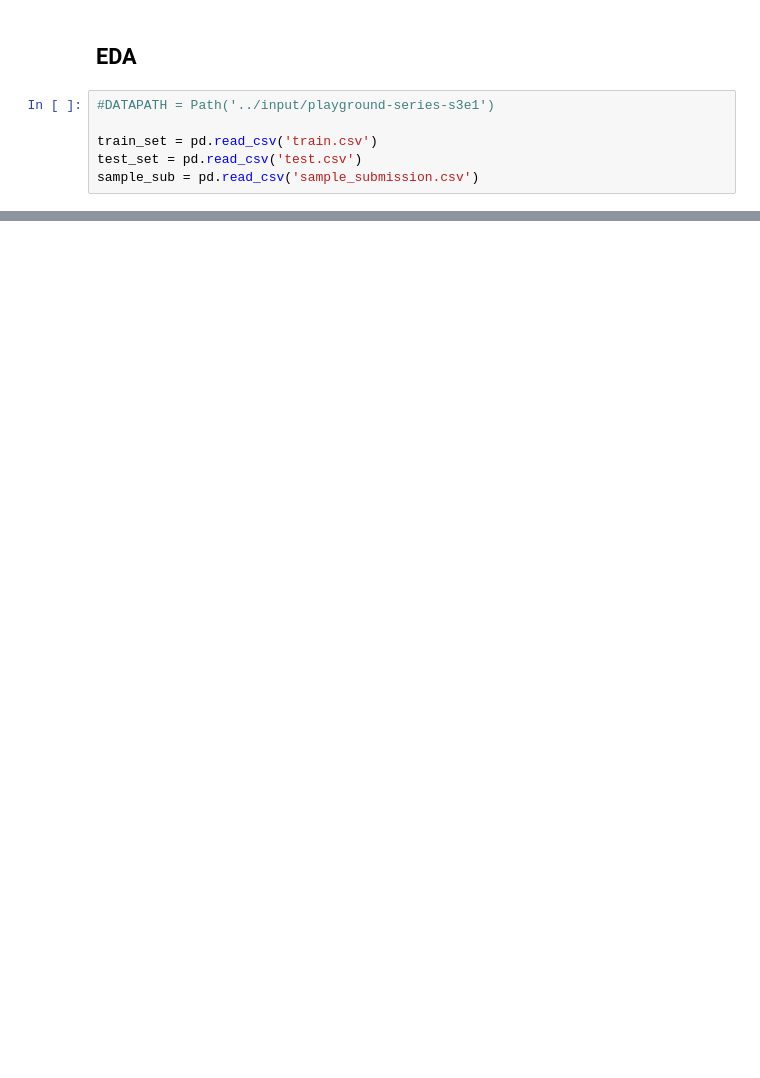
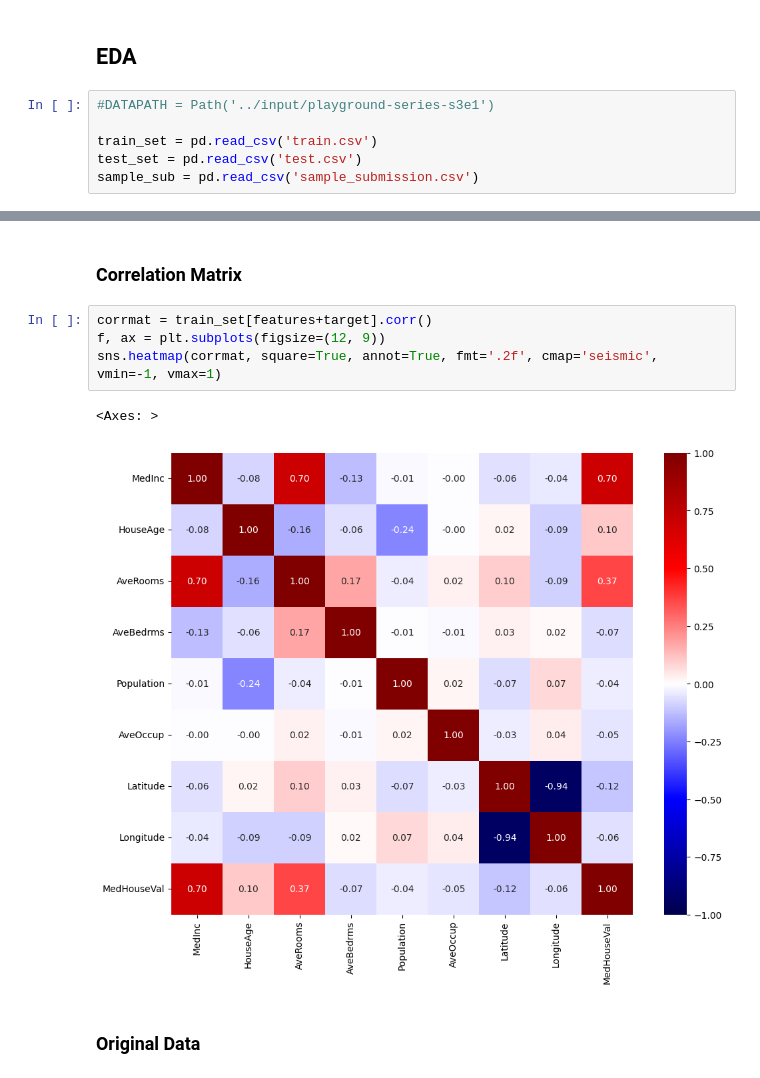
Before and after one commit to andydaehn/Kaggle, a Jupyter notebook: California_Housing.ipynb, the cells around one changed output, grey strips where cells are left out. Drawn from its saved outputs; the diff is of its cells as text; blank space fills up the shorter version.

```diff
--- a/California_Housing.ipynb
+++ b/California_Housing.ipynb
@@ -26,0 +138,11 @@ sample_sub = pd.read_csv('sample_submission.csv')
+# %% [markdown]
+### Correlation Matrix
+# %%
+corrmat = train_set[features+target].corr()
+f, ax = plt.subplots(figsize=(12, 9))
+sns.heatmap(corrmat, square=True, annot=True, fmt='.2f', cmap='seismic', vmin=-1, vmax=1)
+# %% [output]
+<Axes: >
+[figure, added]
+# %% [markdown]
+### Original Data
```
Also changed, not shown: parts of 45 cells of this notebook.
